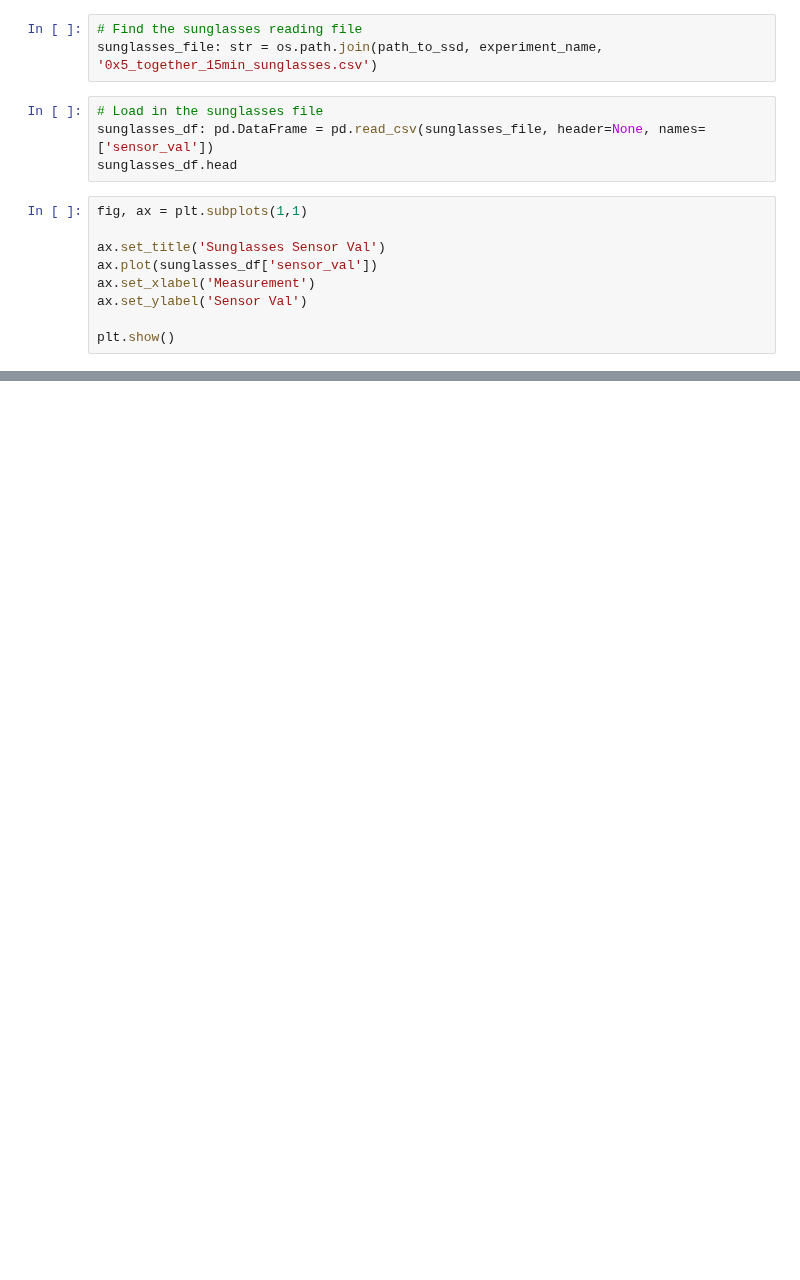
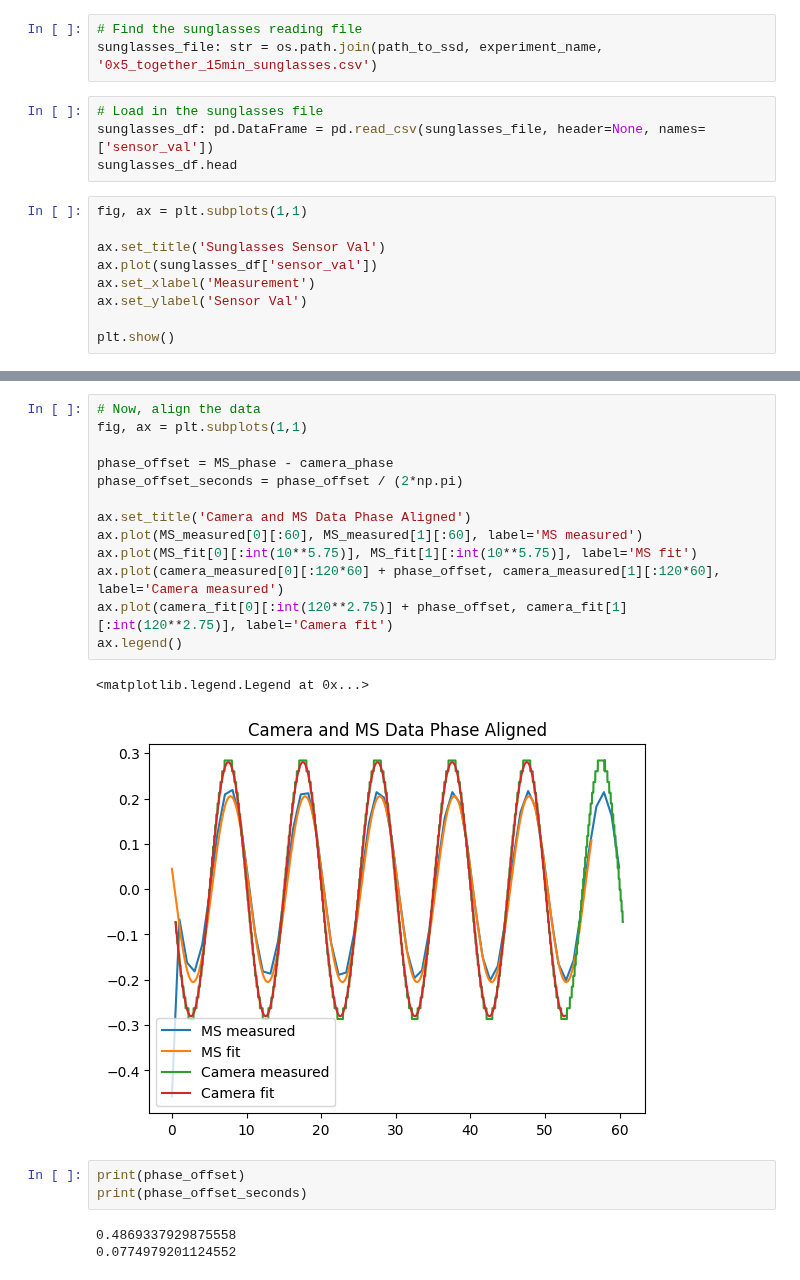
Before and after one commit to gkaguirrelab/combiExperiments, a Jupyter notebook: code/lightLogger/raspberry_pi_firmware/testing.ipynb, the cells around one changed output, grey strips where cells are left out. Drawn from its saved outputs; the diff is of its cells as text; blank space fills up the shorter version.

```diff
--- a/code/lightLogger/raspberry_pi_firmware/testing.ipynb
+++ b/code/lightLogger/raspberry_pi_firmware/testing.ipynb
@@ -102,0 +145,22 @@ plt.show()
+# %%
+# Now, align the data
+fig, ax = plt.subplots(1,1)
+
+phase_offset = MS_phase - camera_phase
+phase_offset_seconds = phase_offset / (2*np.pi)
+
+ax.set_title('Camera and MS Data Phase Aligned')
+ax.plot(MS_measured[0][:60], MS_measured[1][:60], label='MS measured')
+ax.plot(MS_fit[0][:int(10**5.75)], MS_fit[1][:int(10**5.75)], label='MS fit')
+ax.plot(camera_measured[0][:120*60] + phase_offset, camera_measured[1][:120*60], label='Camera measured')
+ax.plot(camera_fit[0][:int(120**2.75)] + phase_offset, camera_fit[1][:int(120**2.75)], label='Camera fit')
+ax.legend()
+# %% [output]
+<matplotlib.legend.Legend at 0x...>
+[figure, added]
+# %%
+print(phase_offset)
+print(phase_offset_seconds)
+# %% [output]
+0.4869337929875558
+0.0774979201124552
```
Also changed, not shown: parts of 15 cells of this notebook, 4 other files.
